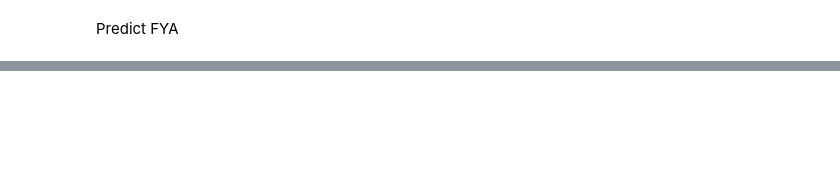
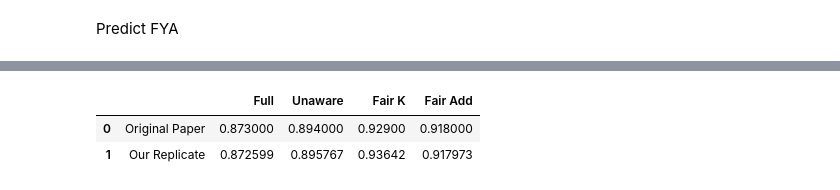
Before and after one commit to kristoffhernan/Fair-ML-Causal-Inference, a Jupyter notebook: scripts/Fair-ML.ipynb, the cells around one changed output, grey strips where cells are left out. Cells and saved outputs as stored; diff of their text form; code cells hidden in the pictures; blank space fills up the shorter version.

```diff
--- a/scripts/Fair-ML.ipynb
+++ b/scripts/Fair-ML.ipynb
@@ -327,4 +327,7 @@ model_dir = '../models'
 full_model = LinearRegressionModel(train_trans.shape[1]-1, 1)
 full_model.load_state_dict(torch.load(os.path.join(model_dir, 'full_model.pt')))
 # full_validation_scores, full_train_losses = train(full_model, train_trans, test_trans, 'full_model', n_epochs=15, batch_size=20)
+
+full_model_rmse = evaluate(full_model, torch.tensor(test_trans.drop('ZFYA', axis=1).values, dtype=torch.float32), torch.tensor(test_trans['ZFYA'], dtype=torch.float32))
+print(f"Full Model RMSE: {full_model_rmse}")
 # %% [output]
@@ -780,8 +770,9 @@ test_lsat = test_trans[protected_attributes + ['LSAT']]
 
 # Model to predict GPA on training data
 gpa_model = LinearRegressionModel(train_gpa.shape[1]-1,1,'UGPA')
-# gpa_model.load_state_dict(torch.load(os.path.join(model_dir,'gpa_model.pt')))
-gpa_validation_scores, gpa_train_losses = train(gpa_model, train_gpa, test_gpa, 'gpa_model', n_epochs=20, batch_size=20, target_variable='UGPA')
+gpa_model.load_state_dict(torch.load(os.path.join(model_dir,'gpa_model.pt')))
+# gpa_validation_scores, gpa_train_losses = train(gpa_model, train_gpa, test_gpa, 'gpa_model', n_epochs=20, batch_size=20, target_variable='UGPA')
+
 # predict GPA on train data
 predicted_gpa_train = gpa_model(torch.tensor(train_gpa.drop('UGPA', axis=1).values, dtype=torch.float32))
 # redisuals
@@ -791,11 +782,20 @@ with torch.no_grad():
 
 # Model to predict LSAT on training data
 lsat_model = LinearRegressionModel(train_lsat.shape[1]-1,1,'LSAT')
-# lsat_model.load_state_dict(torch.load(os.path.join(model_dir,'lsat_model.pt')))
-lsat_validation_scores, lsat_train_losses = train(lsat_model, train_lsat, test_lsat, 'lsat_model', n_epochs=20, batch_size=20, target_variable='LSAT')
+lsat_model.load_state_dict(torch.load(os.path.join(model_dir,'lsat_model.pt')))
+# lsat_validation_scores, lsat_train_losses = train(lsat_model, train_lsat, test_lsat, 'lsat_model', n_epochs=20, batch_size=20, target_variable='LSAT')
+
 # predict LSAT on train data
 predicted_lsat_train = lsat_model(torch.tensor(train_lsat.drop('LSAT', axis=1).values, dtype=torch.float32))
 # redisuals
 with torch.no_grad():
     residuals_lsat_train = torch.tensor(train_lsat['LSAT'], dtype=torch.float32) - predicted_lsat_train.flatten()
+
+
+# outputting RMSE
+gpa_model_rmse = evaluate(gpa_model, torch.tensor(test_gpa.drop('UGPA', axis=1).values, dtype=torch.float32), torch.tensor(test_gpa['UGPA'], dtype=torch.float32))
+print(f"GPA Model RMSE: {gpa_model_rmse}")
+
+lsat_model_rmse = evaluate(lsat_model, torch.tensor(test_lsat.drop('LSAT', axis=1).values, dtype=torch.float32), torch.tensor(test_lsat['LSAT'], dtype=torch.float32))
+print(f"LSAT Model RMSE: {lsat_model_rmse}")
 # %% [output]
@@ -824,8 +816,12 @@ train_residuals = pd.DataFrame({'Residual_GPA': residuals_gpa_train, 'Residual_L
 test_residuals = pd.DataFrame({'Residual_GPA': residuals_gpa_test, 'Residual_LSAT': residuals_lsat_test, 'ZFYA':test_trans['ZFYA']})
 # predicted_fya_test = fya_model(torch.tensor(test_residuals.drop('ZFYA', axis=1).values, dtype=torch.float32))
 
-#
+# fit model on residuals
 fya_model = LinearRegressionModel(train_residuals.shape[1]-1,1,'ZFYA')
 fya_model.load_state_dict(torch.load(os.path.join(model_dir,'fya_model.pt')))
 # fya_validation_scores, fya_train_losses = train(fya_model, train_residuals, test_residuals, 'fya_model', n_epochs=20, batch_size=20, target_variable='ZFYA')
+
+# printing RMSE
+fya_model_rmse = evaluate(fya_model, torch.tensor(test_residuals.drop('ZFYA', axis=1).values, dtype=torch.float32), torch.tensor(test_residuals['ZFYA'], dtype=torch.float32))
+print(f"Fair Add Model RMSE: {fya_model_rmse}")
 # %% [output]
@@ -836,0 +886,14 @@ Best validation score:0.917973132833204
+# %%
+result_comparison = {
+    '':['Original Paper', 'Our Replicate'],
+    'Full':[0.873, full_model_rmse],
+    'Unaware':[0.894, unaware_model_rmse],
+    'Fair K':[0.929, fairK_model_rmse],
+    'Fair Add':[0.918, fya_model_rmse]
+}
+
+pd.DataFrame(result_comparison)
+# %% [output]
+|  |  | Full | Unaware | Fair K | Fair Add |
+| 0 | Original Paper | 0.873000 | 0.894000 | 0.92900 | 0.918000 |
+| 1 | Our Replicate | 0.872599 | 0.895767 | 0.93642 | 0.917973 |
```
Also changed, not shown: parts of 14 cells of this notebook, 1 other file.
